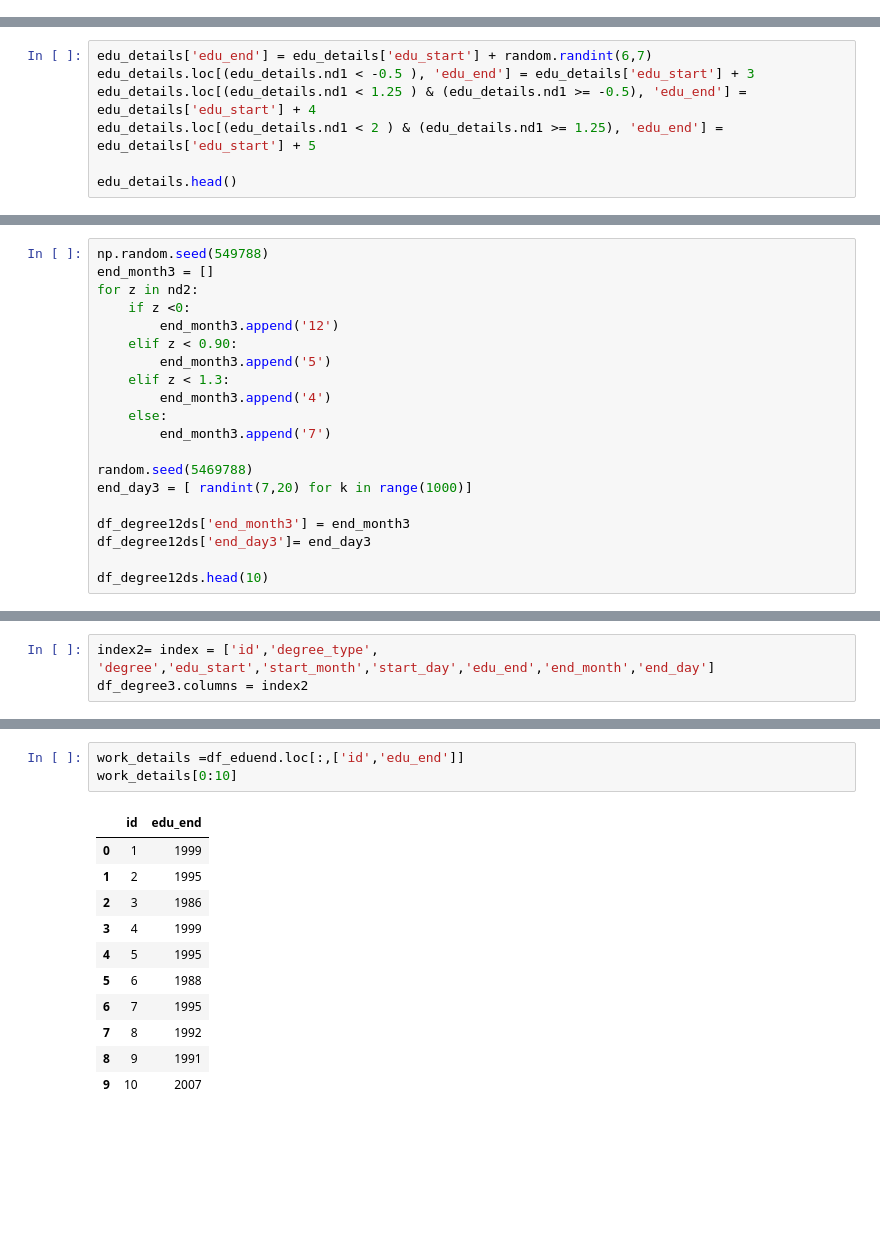
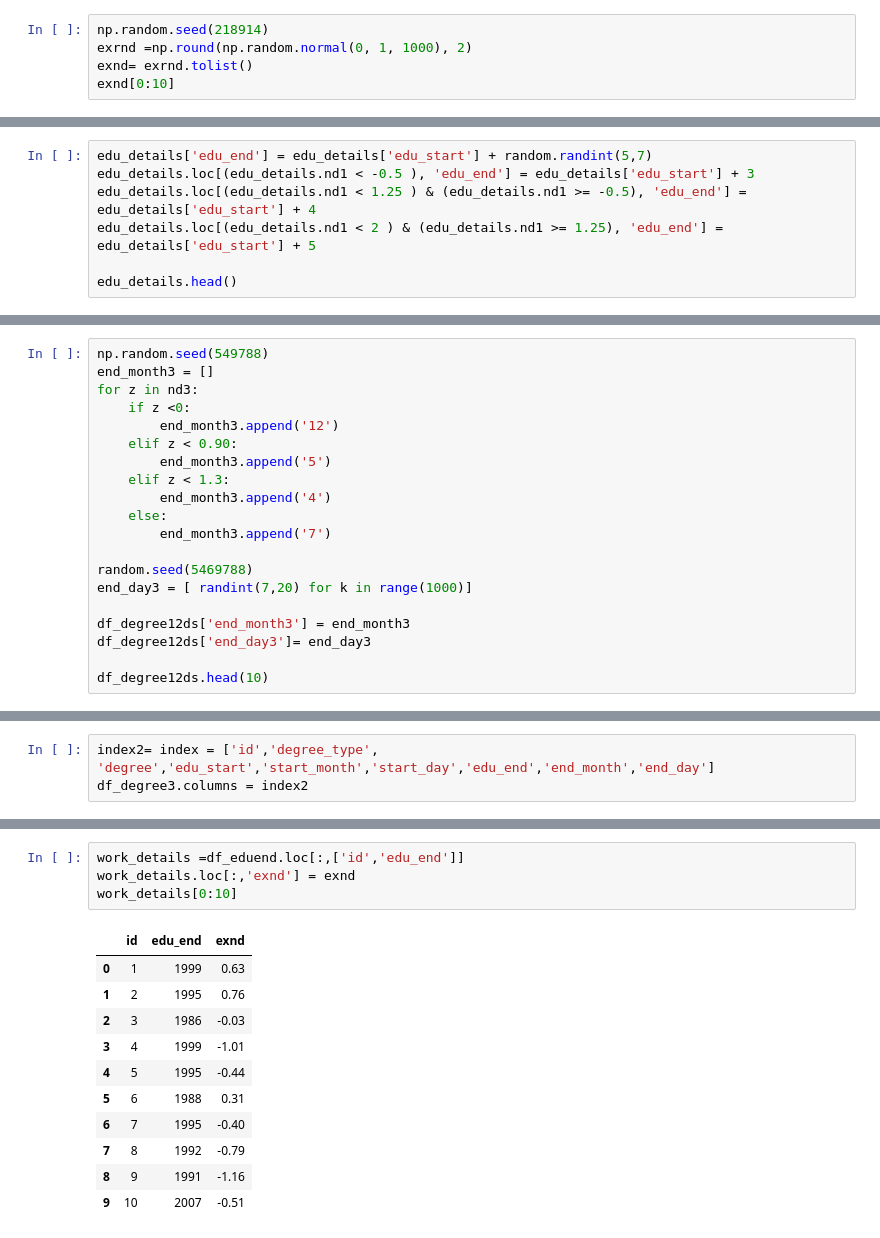
Before and after one commit to vrc-vinodh/mock-data-generation, a Jupyter notebook: complete.ipynb, the cells around one changed output, grey strips where cells are left out. Drawn from its saved outputs; the diff is of its cells as text; blank space fills up the shorter version.

```diff
--- a/complete.ipynb
+++ b/complete.ipynb
@@ -33,3 +41,8 @@ nd3= rnd3.tolist()
 nd3[0:10]
 # %% [output]
 [-0.7, -0.04, 0.37, 0.37, 0.02, -0.47, -1.58, 0.17, -1.07, -0.8]
+# %%
+np.random.seed(218914)
+exrnd =np.round(np.random.normal(0, 1, 1000), 2)
+exnd= exrnd.tolist()
+exnd[0:10]
@@ -228,7 +243,7 @@ edu_details.head()
 | 3 | 840 | 0.64 | 1.39 | Bachelor's Degree | Bachelor of Arts | 2008 | 2 | 7 |
 | 4 | 846 | 0.03 | -2.30 | Bachelor's Degree | Bachelor of Technology | 1992 | 9 | 24 |
 # %%
-edu_details['edu_end'] = edu_details['edu_start'] + random.randint(6,7)
+edu_details['edu_end'] = edu_details['edu_start'] + random.randint(5,7)
 edu_details.loc[(edu_details.nd1 < -0.5 ), 'edu_end'] = edu_details['edu_start'] + 3
 edu_details.loc[(edu_details.nd1 < 1.25 ) & (edu_details.nd1 >= -0.5), 'edu_end'] = edu_details['edu_start'] + 4
 edu_details.loc[(edu_details.nd1 < 2 ) & (edu_details.nd1 >= 1.25), 'edu_end'] = edu_details['edu_start'] + 5
@@ -622,7 +637,7 @@ df_degree12ds.head()
 # %%
 np.random.seed(549788)
 end_month3 = []
-for z in nd2:
+for z in nd3:
     if z <0:
         end_month3.append('12')
     elif z < 0.90:
@@ -785,16 +802,17 @@ df_eduend
 1000 rows × 9 columns
 # %%
 work_details =df_eduend.loc[:,['id','edu_end']]
+work_details.loc[:,'exnd'] = exnd
 work_details[0:10]
 # %% [output]
-|  | id | edu_end |
-| 0 | 1 | 1999 |
-| 1 | 2 | 1995 |
-| 2 | 3 | 1986 |
-| 3 | 4 | 1999 |
-| 4 | 5 | 1995 |
-| 5 | 6 | 1988 |
-| 6 | 7 | 1995 |
-| 7 | 8 | 1992 |
-| 8 | 9 | 1991 |
-| 9 | 10 | 2007 |
+|  | id | edu_end | exnd |
+| 0 | 1 | 1999 | 0.63 |
+| 1 | 2 | 1995 | 0.76 |
+| 2 | 3 | 1986 | -0.03 |
+| 3 | 4 | 1999 | -1.01 |
+| 4 | 5 | 1995 | -0.44 |
+| 5 | 6 | 1988 | 0.31 |
+| 6 | 7 | 1995 | -0.40 |
+| 7 | 8 | 1992 | -0.79 |
+| 8 | 9 | 1991 | -1.16 |
+| 9 | 10 | 2007 | -0.51 |
```
Also changed, not shown: parts of 31 cells of this notebook.
